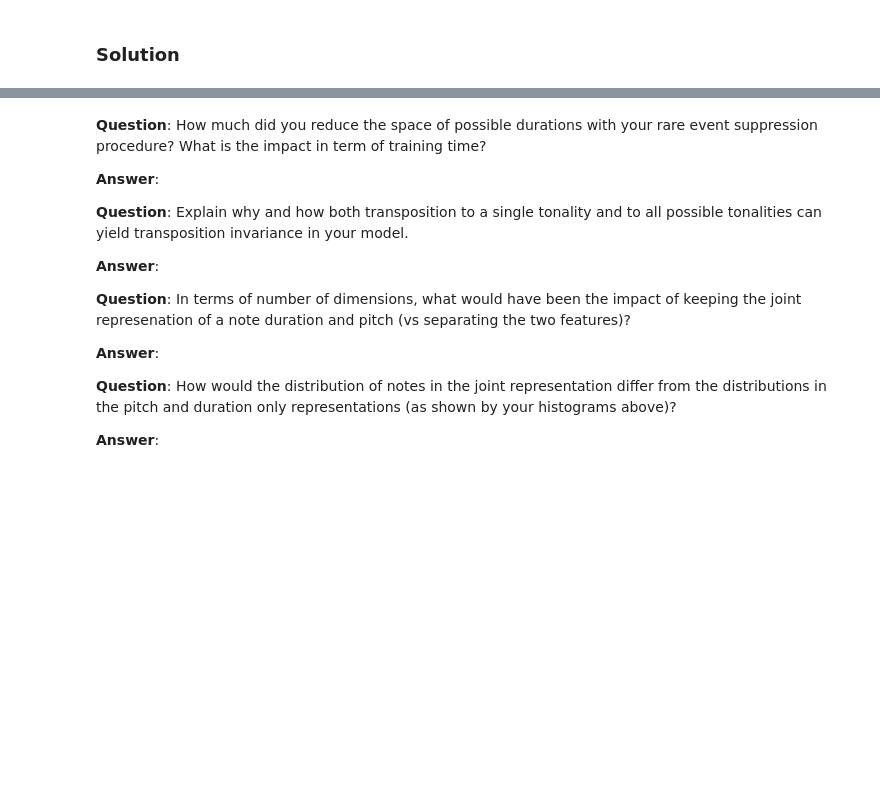
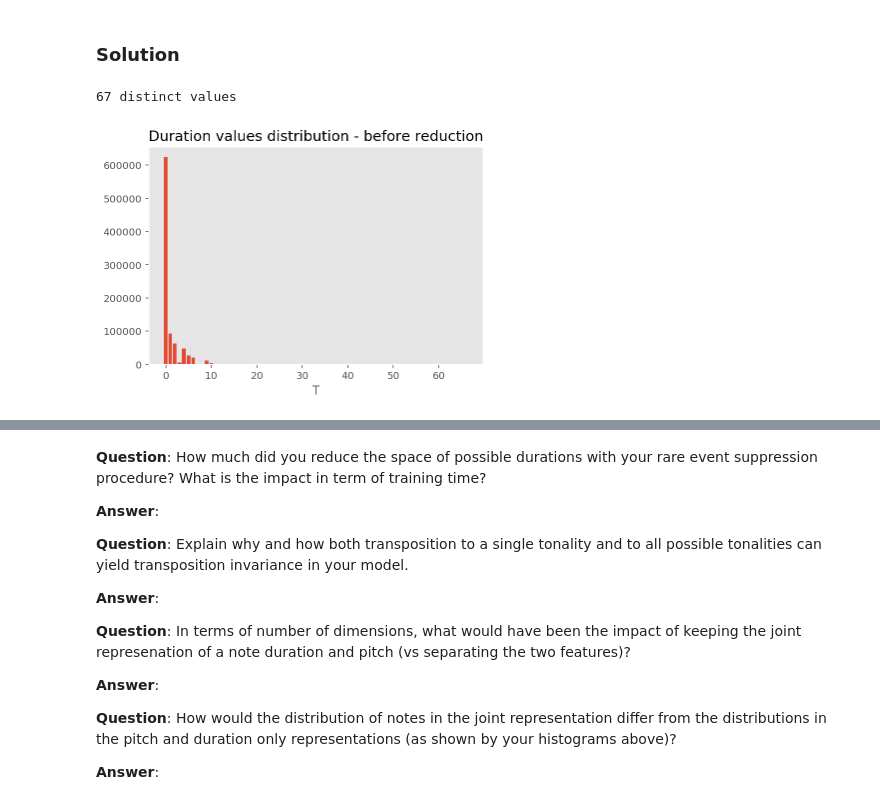
Before and after one commit to adrian-valente/ANN_project1, a Jupyter notebook: miniproject2.ipynb, the cells around one changed output, grey strips where cells are left out. Cells and saved outputs as stored; diff of their text form; code cells hidden in the pictures; blank space fills up the shorter version.

```diff
--- a/miniproject2.ipynb
+++ b/miniproject2.ipynb
@@ -397,3 +399,23 @@ To further improve your model, you might want to reconsider your original data.
 Finally, you shoud recompute the tokenization step for your brand new filtered and normalized dataset.
 # %% [markdown]
 ### Solution
+# %%
+def plot_histogram(dataset, key, title):
+    """
+    plots histogram of values for duration (key='T') or pitch (key='P')
+    """
+    all_values = []
+    for label in dataset:
+        all_values.extend(dataset[label][key])
+
+    values, counts = np.unique(all_values, return_counts=True)
+    print("{} distinct values".format(len(values)))
+    plt.bar(values, counts)
+    plt.title(title)
+    plt.xlabel(key)
+    plt.show()
+# %%
+plot_histogram(dataset, 'T', "Duration values distribution - before reduction")
+# %% [output]
+67 distinct values
+[figure, added]
```
Also changed, not shown: parts of 15 cells of this notebook.
